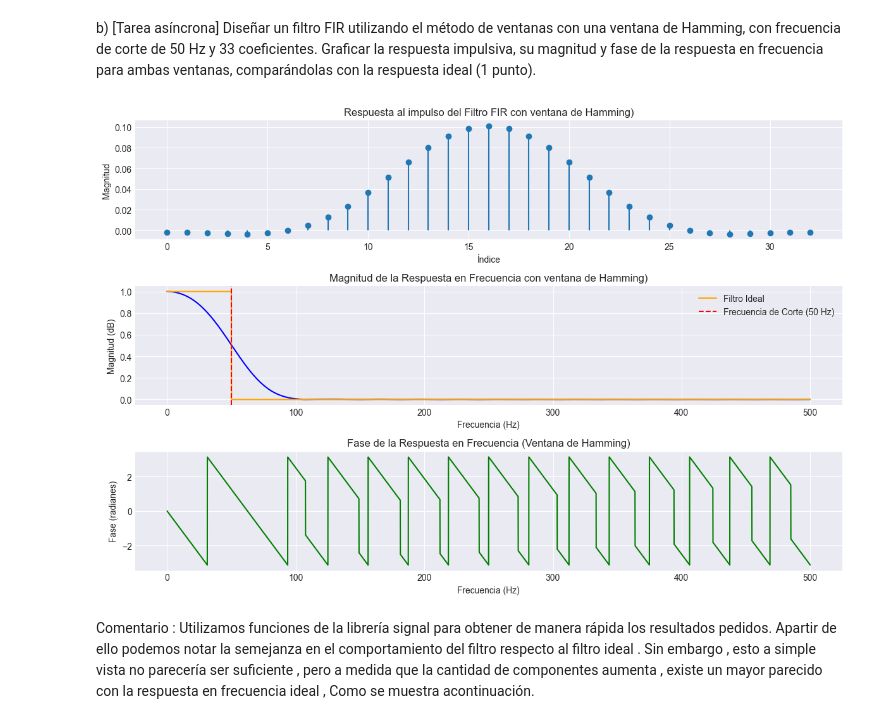
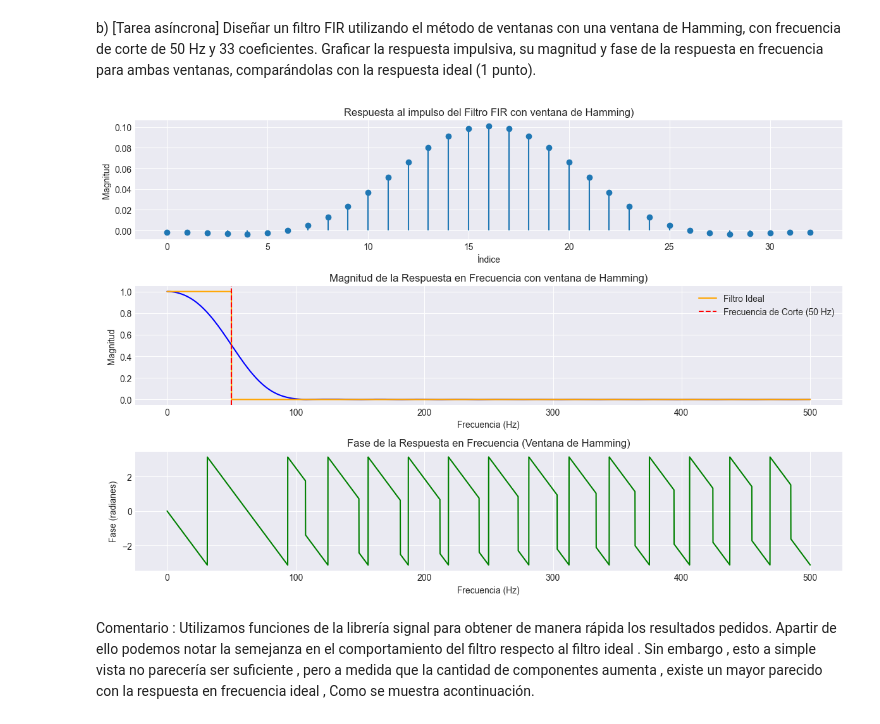
Before and after one commit to ExampleToFollow/PracticasPDS, a Jupyter notebook: Lab4/IP_LAB4_20213704.ipynb, the cells around one changed output. Drawn from its saved outputs; the diff is of its cells as text; code cells hidden in the pictures.

```diff
--- a/Lab4/IP_LAB4_20213704.ipynb
+++ b/Lab4/IP_LAB4_20213704.ipynb
@@ -55,35 +55,35 @@ fc = 50
 #ASUMIMOS QUE LA FRECUENCIA DE MUESTREO DE LA SINC ES EL MISMO Q EL DE LA SEÑAL DEL ELECTROCARDIOGRAMA
 coeficiente_filtro_enventanado = firwin(33, fc, fs=fs, window="hamming")
 #CALCULAMOS LA RESPUESTA EN FRECUENCIA DEL FILTRO
 w, h = freqz(coeficiente_filtro_enventanado, worN=10000, fs=fs)
 # Graficar la respuesta impulsiva del filtro
 plt.figure(figsize=(12, 8))
 
 plt.subplot(3, 1, 1)
 plt.stem(coeficiente_filtro_enventanado, use_line_collection=True, basefmt=" ")
 plt.title("Respuesta al impulso del Filtro FIR con ventana de Hamming)")
 plt.xlabel("Índice")
 plt.ylabel("Magnitud")
 # Graficar la magnitud de la respuesta en frecuencia
 plt.subplot(3, 1, 2)
 plt.plot(w, abs(h), color='blue')
 plt.plot(w, np.where(w <= fc, 1, 0), color='orange', label="Filtro Ideal")  # +1e-10 para evitar log(0)
 plt.title("Magnitud de la Respuesta en Frecuencia con ventana de Hamming)")
 plt.xlabel("Frecuencia (Hz)")
-plt.ylabel("Magnitud (dB)")
+plt.ylabel("Magnitud")
 plt.grid(True)
 plt.axvline(50, color='red', linestyle='--', label="Frecuencia de Corte (50 Hz)")
 plt.legend()
 plt.subplot(3, 1, 3)
 plt.plot(w, np.angle(h), color='green')
 plt.title("Fase de la Respuesta en Frecuencia (Ventana de Hamming)")
 plt.xlabel("Frecuencia (Hz)")
 plt.ylabel("Fase (radianes)")
 plt.grid(True)
 plt.tight_layout()
 plt.show()
 # %% [output]
-[figure, old version]
+[figure, new version]
 # %% [markdown]
 Comentario :
 Utilizamos funciones de la librería signal para obtener de manera rápida los resultados pedidos. Apartir de ello podemos notar la semejanza en el comportamiento del filtro respecto al filtro ideal . Sin embargo , esto a simple vista no parecería ser suficiente , pero a medida que la cantidad de componentes aumenta , existe un mayor parecido con la respuesta en frecuencia ideal , Como se muestra acontinuación.
```
Also changed, not shown: parts of 3 cells of this notebook.
